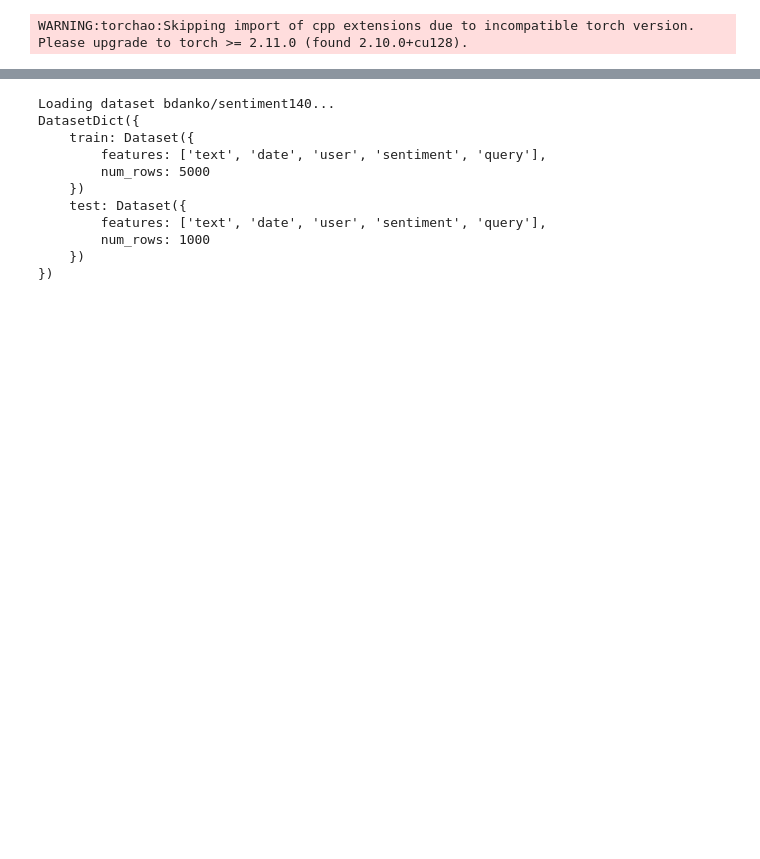
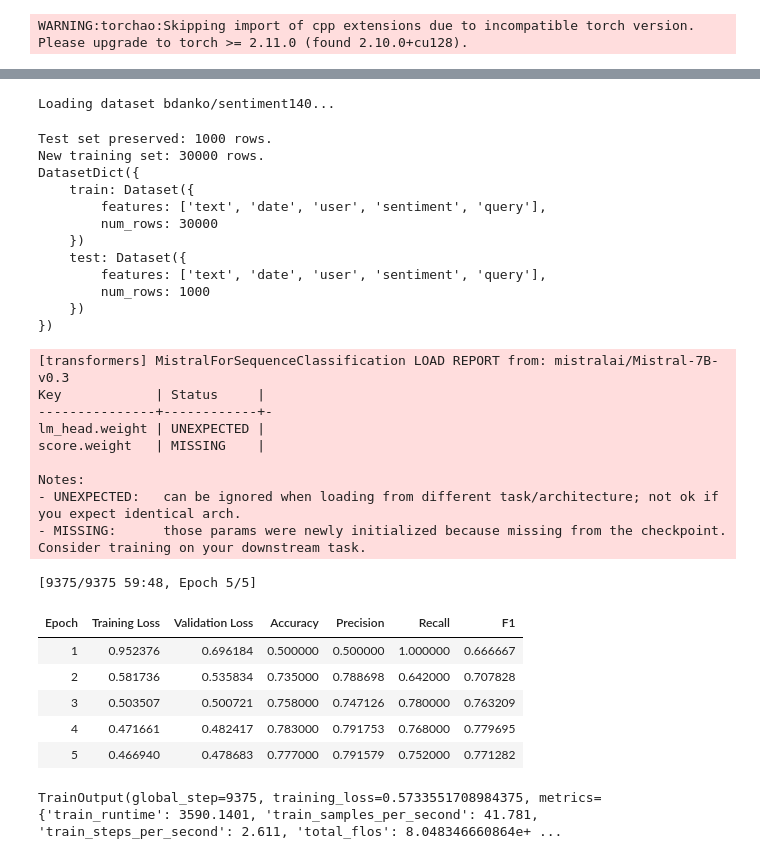
Before and after one commit to bencejdanko/slm-peft-tuning-sentiment140, a Jupyter notebook: mistral_7b_v0_3_peft_tuning_sentiment140_BEST_MODEL.ipynb, the cells around one changed output, grey strips where cells are left out. Drawn from its saved outputs; the diff is of its cells as text; code cells hidden in the pictures; blank space fills up the shorter version.

```diff
--- a/mistral_7b_v0_3_peft_tuning_sentiment140_BEST_MODEL.ipynb
+++ b/mistral_7b_v0_3_peft_tuning_sentiment140_BEST_MODEL.ipynb
@@ -35,21 +35,30 @@ Sentiment140, 5k train, 1k test
 
 https://huggingface.co/datasets/bdanko/sentiment140
 # %%
-# 5k train, 1k for testing
-def prepare_dataset(dataset_name="bdanko/sentiment140", train_size=5000, test_size=1000):
+# We increase training set to 30K
+# To preserve the same testing set we originally conducted for the optuna baselines
+# we will sample first original 5k samples based on our original seed, then the
+# 1000 testing, then we get the remaining text we want to train on
+
+def prepare_dataset(dataset_name="bdanko/sentiment140", train_size=30000, test_size=1000):
     print(f"Loading dataset {dataset_name}...")
     dataset = load_dataset(dataset_name, split="train")
     df = dataset.to_pandas()
 
-    # negative sentiment swapped to 1
     df['sentiment'] = df['sentiment'].replace(4, 1)
 
-    train_df = df.sample(n=train_size, weights=df['sentiment'].map({0: 0.5, 1: 0.5}), random_state=SEED)
-    remaining_df = df.drop(train_df.index)
+    original_5k_train = df.sample(n=5000, weights=df['sentiment'].map({0: 0.5, 1: 0.5}), random_state=SEED)
+    remaining_pool = df.drop(original_5k_train.index)
 
-    test_df_neg = remaining_df[remaining_df['sentiment'] == 0].sample(n=test_size // 2, random_state=SEED)
-    test_df_pos = remaining_df[remaining_df['sentiment'] == 1].sample(n=test_size // 2, random_state=SEED)
+    test_df_neg = remaining_pool[remaining_pool['sentiment'] == 0].sample(n=test_size // 2, random_state=SEED)
+    test_df_pos = remaining_pool[remaining_pool['sentiment'] == 1].sample(n=test_size // 2, random_state=SEED)
     test_df = pd.concat([test_df_neg, test_df_pos]).sample(frac=1, random_state=SEED)
+
+    train_pool = df.drop(test_df.index)
+    train_df = train_pool.sample(n=train_size, random_state=SEED)
+
+    print(f"Test set preserved: {len(test_df)} rows.")
+    print(f"New training set: {len(train_df)} rows.")
 
     return DatasetDict({
         "train": Dataset.from_pandas(train_df.reset_index(drop=True)),
@@ -60,16 +69,18 @@ dataset = prepare_dataset()
 print(dataset)
 # %% [output]
 Loading dataset bdanko/sentiment140...
-DatasetDict({
-    train: Dataset({
-        features: ['text', 'date', 'user', 'sentiment', 'query'],
-        num_rows: 5000
-    })
-    test: Dataset({
-        features: ['text', 'date', 'user', 'sentiment', 'query'],
-        num_rows: 1000
-    })
-})
+Test set preserved: 1000 rows.
+New training set: 30000 rows.
+DatasetDict({
+    train: Dataset({
+        features: ['text', 'date', 'user', 'sentiment', 'query'],
+        num_rows: 30000
+    })
+    test: Dataset({
+        features: ['text', 'date', 'user', 'sentiment', 'query'],
+        num_rows: 1000
+    })
+})
 # %%
 model_id = "mistralai/Mistral-7B-v0.3"
 # We stick with the base model,
@@ -127,50 +138,62 @@ def compute_metrics(eval_pred):
 r=32
 lr=0.0005
 alpha=32
+lora_dropout=0.1
 
 peft_config = LoraConfig(
-    r=16, lora_alpha=best_params['alpha'],
-    target_modules=["q_proj", "v_proj"], lora_dropout=0.1,
+    r=16, lora_alpha=alpha,
+    target_modules=["q_proj", "v_proj"], lora_dropout=lora_dropout,
     bias="none", task_type="SEQ_CLS",
 )
-lr      = best_params['lr']
+lr      = lr
 out_dir = "./best_lora"
-hub_id  = "bdanko/mistral-7b-sentiment-lora"
+hub_id  = "bdanko/mistral-7b-sentiment-lora-v2"
 
 torch.cuda.reset_peak_memory_stats()
 model = get_base_model()
 
 model.add_adapter(peft_config, adapter_name="best_adapter")
 
 args = TrainingArguments(
     output_dir=out_dir,
     per_device_train_batch_size=16,
     num_train_epochs=5,
     learning_rate=lr,
     eval_strategy="epoch",
     save_strategy="epoch",
     load_best_model_at_end=False, # causes saving errors
     metric_for_best_model="f1",
     bf16=True,
     report_to="none",
     push_to_hub=True,
     hub_model_id=hub_id,
     #gradient_checkpointing=True,
     #gradient_checkpointing_kwargs={"use_reentrant": False},
 )
 
 trainer = Trainer(
     model=model, args=args,
     train_dataset=tokenized_datasets["train"],
     eval_dataset=tokenized_datasets["test"],
     compute_metrics=compute_metrics,
 )
 
 trainer.train()
-
-# manual save
-trainer.model.save_pretrained(out_dir)
-
-final_metrics = trainer.evaluate()
-peak_vram = gpu_memory_gb()
-return trainer, final_metrics, peak_vram
+# %% [output]
+[transformers] MistralForSequenceClassification LOAD REPORT from: mistralai/Mistral-7B-v0.3
+Key            | Status     |
+---------------+------------+-
+lm_head.weight | UNEXPECTED |
+score.weight   | MISSING    |
+
+Notes:
+- UNEXPECTED:   can be ignored when loading from different task/architecture; not ok if you expect identical arch.
+- MISSING:      those params were newly initialized because missing from the checkpoint. Consider training on your downstream task.
+[9375/9375 59:48, Epoch 5/5]
+| Epoch | Training Loss | Validation Loss | Accuracy | Precision | Recall | F1 |
+| 1 | 0.952376 | 0.696184 | 0.500000 | 0.500000 | 1.000000 | 0.666667 |
+| 2 | 0.581736 | 0.535834 | 0.735000 | 0.788698 | 0.642000 | 0.707828 |
+| 3 | 0.503507 | 0.500721 | 0.758000 | 0.747126 | 0.780000 | 0.763209 |
+| 4 | 0.471661 | 0.482417 | 0.783000 | 0.791753 | 0.768000 | 0.779695 |
+| 5 | 0.466940 | 0.478683 | 0.777000 | 0.791579 | 0.752000 | 0.771282 |
+TrainOutput(global_step=9375, training_loss=0.5733551708984375, metrics={'train_runtime': 3590.1401, 'train_samples_per_second': 41.781, 'train_steps_per_second': 2.611, 'total_flos': 8.048346660864e+ ...
```
Also changed, not shown: parts of 1 cell of this notebook.
